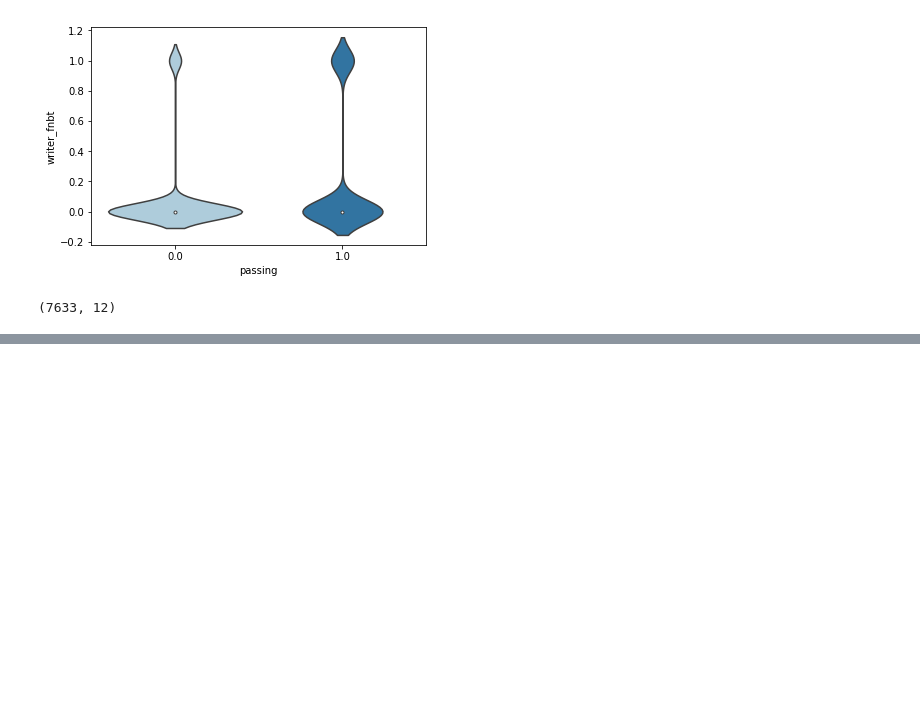
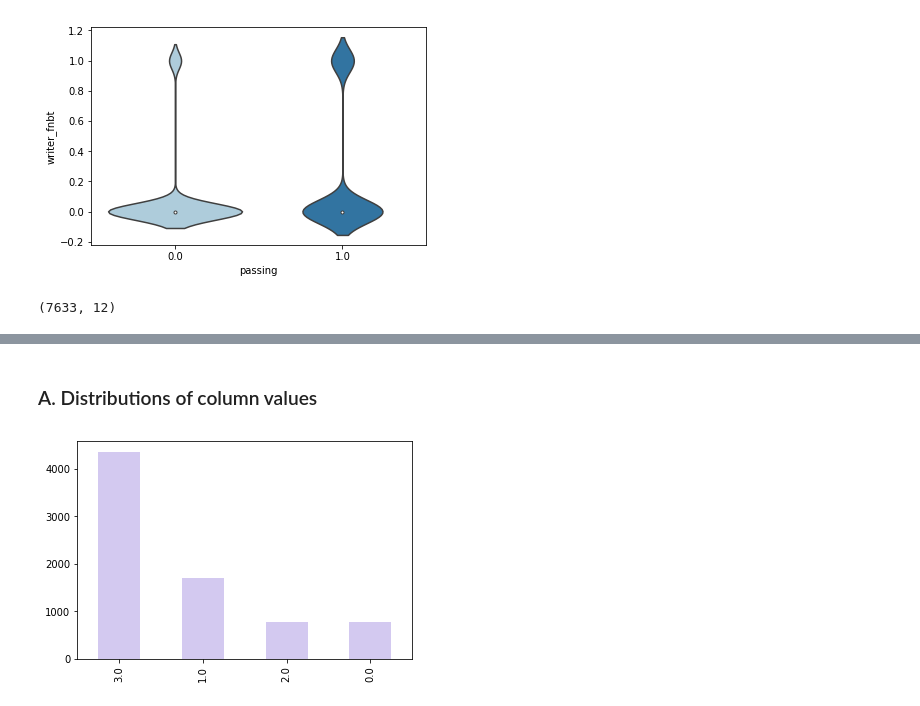
Before and after one commit to MagicMilly/women-in-film-analysis-dashboard, a Jupyter notebook: exploratory_data_analysis.ipynb, the cells around one changed output, grey strips where cells are left out. Saved outputs shown, nothing was run; the diff lists cells and outputs as text; code cells hidden in the pictures; blank space fills up the shorter version.

```diff
--- a/exploratory_data_analysis.ipynb
+++ b/exploratory_data_analysis.ipynb
@@ -202,7 +185,7 @@ bechdel_df.exec_fnbt.value_counts().plot(kind='bar', color='#2383C3');
 [figure]
 # %%
 def check_distributions(column):
-    column.value_counts().plot(kind='bar', color='#6CC871');
+    column.value_counts().plot(kind='bar', color='#D3C9F0');
 # %%
 check_distributions(bechdel_df.producer_fnbt)
 # %% [output]
@@ -252,0 +236,3 @@ bechdel_df.shape
+# %%
+bechdel_df = pd.read_csv('my_data/updated_bechdel_3.csv')
+bechdel_df.head()
@@ -252,0 +246,6 @@ bechdel_df.shape
+# %% [markdown]
+### A. Distributions of column values
+# %%
+check_distributions(bechdel_df.score)
+# %% [output]
+[figure, added]
```
Also changed, not shown: parts of 34 cells of this notebook.
